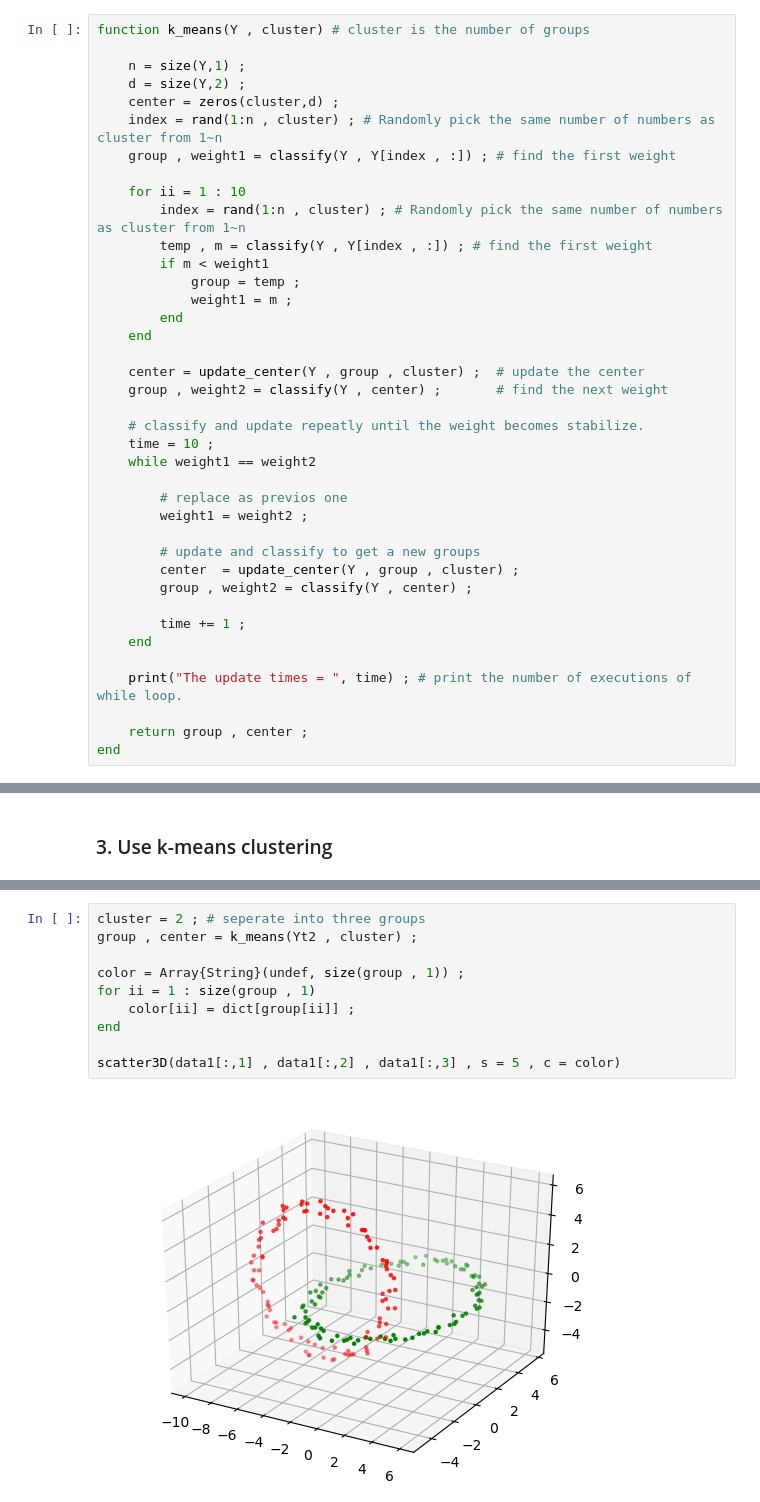
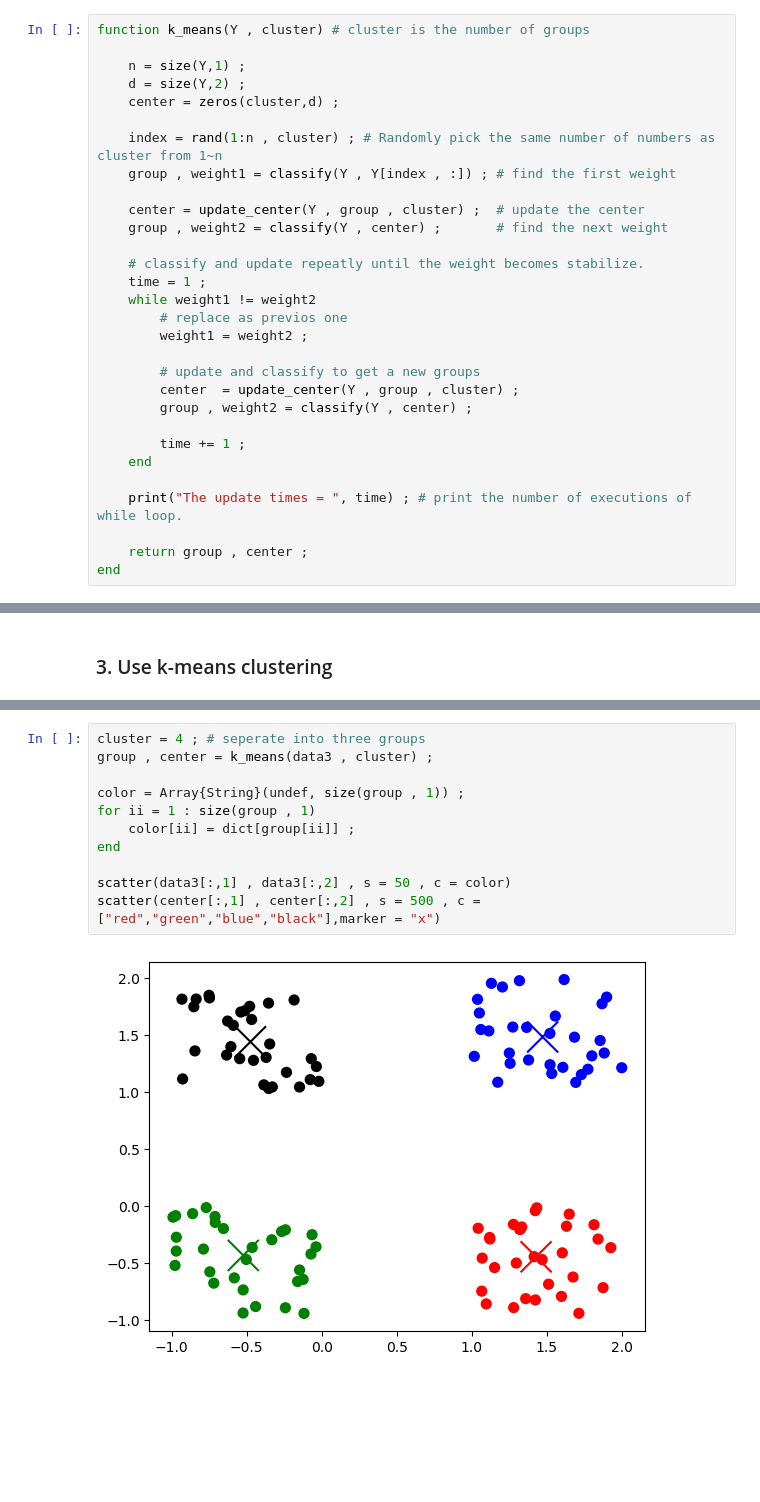
Before and after one commit to chingruchung/Diffusion-Maps-in-Julia, a Jupyter notebook: DiffMap_julia1.ipynb, the cells around one changed output, grey strips where cells are left out. Saved outputs shown, nothing was run; the diff lists cells and outputs as text; blank space fills up the shorter version.

```diff
--- a/DiffMap_julia1.ipynb
+++ b/DiffMap_julia1.ipynb
@@ -130,25 +118,16 @@ function k_means(Y , cluster) # cluster is the number of groups
     n = size(Y,1) ;
     d = size(Y,2) ;
     center = zeros(cluster,d) ;
+
     index = rand(1:n , cluster) ; # Randomly pick the same number of numbers as cluster from 1~n
     group , weight1 = classify(Y , Y[index , :]) ; # find the first weight
-
-    for ii = 1 : 10
-        index = rand(1:n , cluster) ; # Randomly pick the same number of numbers as cluster from 1~n
-        temp , m = classify(Y , Y[index , :]) ; # find the first weight
-        if m < weight1
-            group = temp ;
-            weight1 = m ;
-        end
-    end
 
     center = update_center(Y , group , cluster) ;  # update the center
     group , weight2 = classify(Y , center) ;       # find the next weight
 
     # classify and update repeatly until the weight becomes stabilize.
-    time = 10 ;
-    while weight1 == weight2
-
+    time = 1 ;
+    while weight1 != weight2
         # replace as previos one
         weight1 = weight2 ;
 
@@ -423,12 +376,13 @@ PyObject <mpl_toolkits.mplot3d.art3d.Path3DCollection object at 0x...>
 # %%
-cluster = 2 ; # seperate into three groups
-group , center = k_means(Yt2 , cluster) ;
+cluster = 4 ; # seperate into three groups
+group , center = k_means(data3 , cluster) ;
 
 color = Array{String}(undef, size(group , 1)) ;
 for ii = 1 : size(group , 1)
     color[ii] = dict[group[ii]] ;
 end
 
-scatter3D(data1[:,1] , data1[:,2] , data1[:,3] , s = 5 , c = color)
+scatter(data3[:,1] , data3[:,2] , s = 50 , c = color)
+scatter(center[:,1] , center[:,2] , s = 500 , c = ["red","green","blue","black"],marker = "x")
 # %% [output]
-[figure, old version]
+[figure, new version]
```
Also changed, not shown: parts of 40 cells of this notebook, 2 other files.
